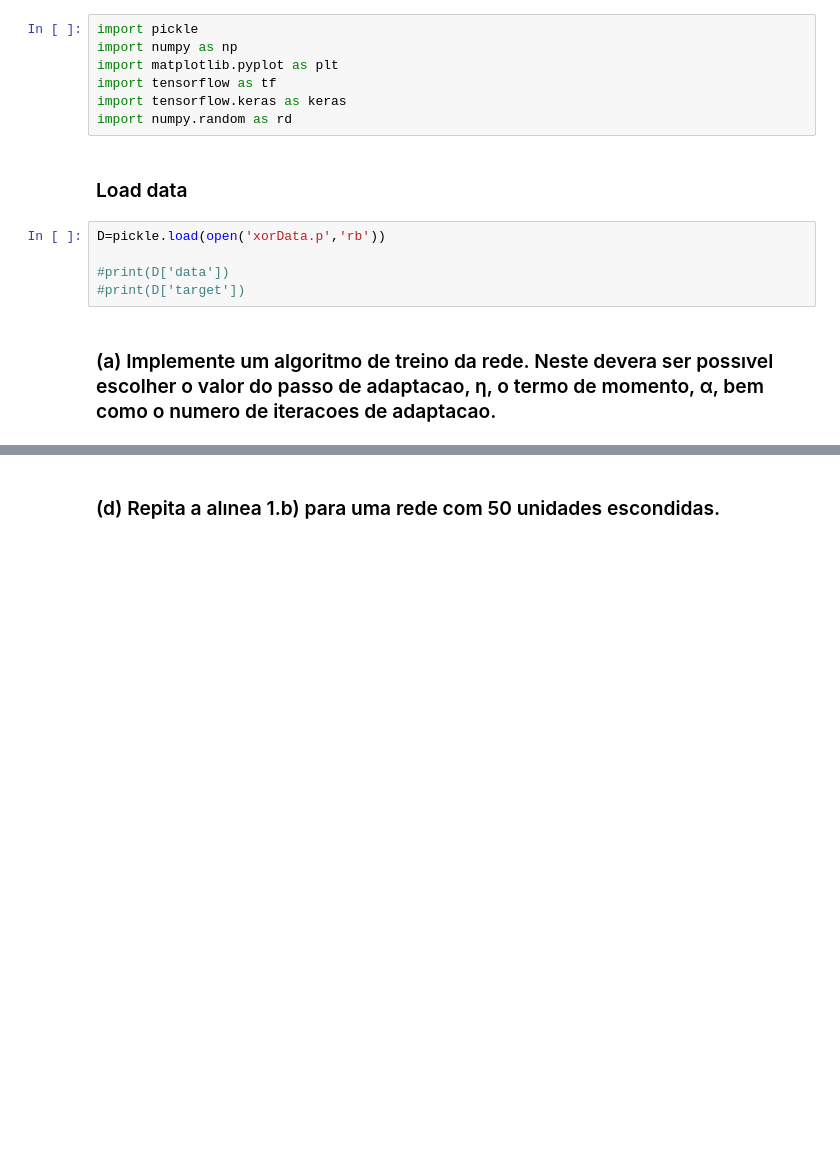
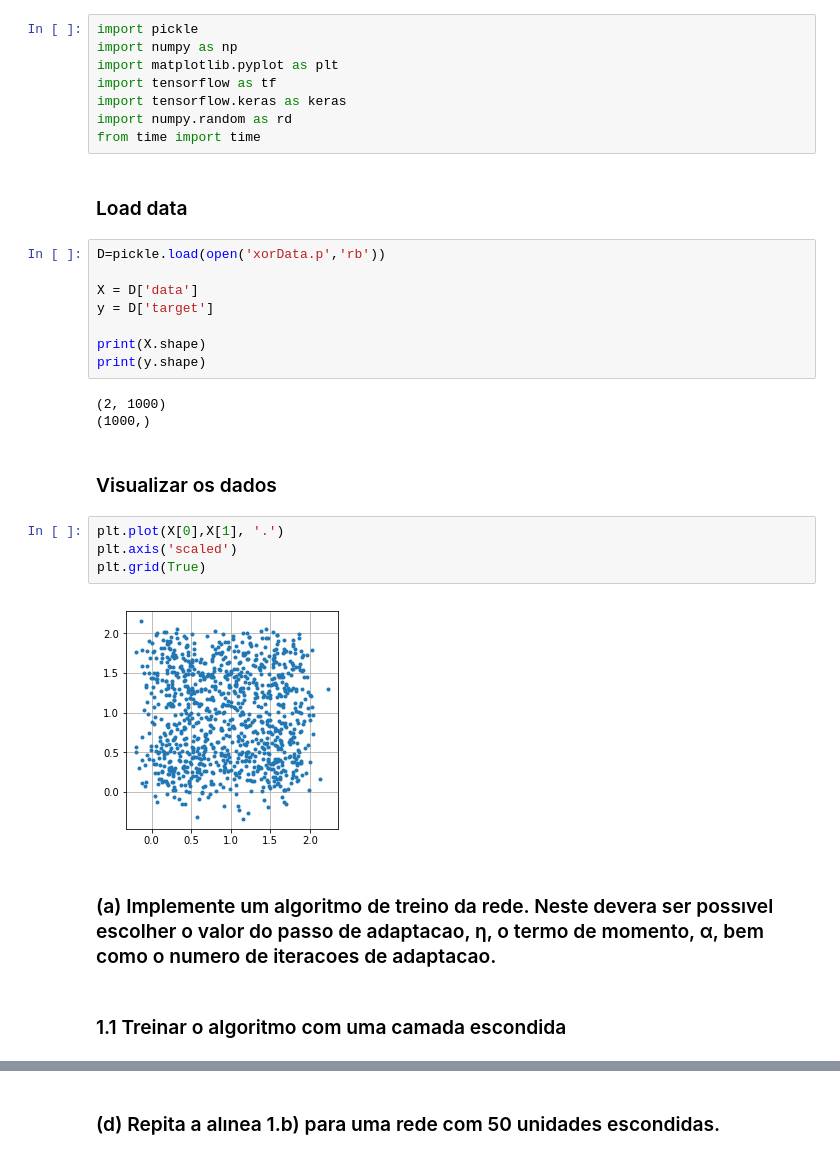
Before and after one commit to rubenAlbuquerque/redes-Neuronais-avancadas-tensorflow, a Jupyter notebook: Projeto/Trabalho 2/A49063_T2.ipynb, the cells around one changed output, grey strips where cells are left out. Cells and saved outputs as stored; diff of their text form; blank space fills up the shorter version.

```diff
--- a/Projeto/Trabalho 2/A49063_T2.ipynb
+++ b/Projeto/Trabalho 2/A49063_T2.ipynb
@@ -5,12 +8,29 @@ import matplotlib.pyplot as plt
 import tensorflow as tf
 import tensorflow.keras as keras
 import numpy.random as rd
+from time import time
 # %% [markdown]
 ### Load data
 # %%
 D=pickle.load(open('xorData.p','rb'))
 
-#print(D['data'])
-#print(D['target'])
+X = D['data']
+y = D['target']
+
+print(X.shape)
+print(y.shape)
+# %% [output]
+(2, 1000)
+(1000,)
+# %% [markdown]
+### Visualizar os dados
+# %%
+plt.plot(X[0],X[1], '.')
+plt.axis('scaled')
+plt.grid(True)
+# %% [output]
+[figure, added]
 # %% [markdown]
 ### (a) Implemente um algoritmo de treino da rede. Neste devera ser possıvel escolher o valor do passo de adaptacao, η, o termo de momento, α, bem como o numero de iteracoes de adaptacao.
+# %% [markdown]
+### 1.1 Treinar o algoritmo com uma camada escondida
```
Also changed, not shown: parts of 62 cells of this notebook.
